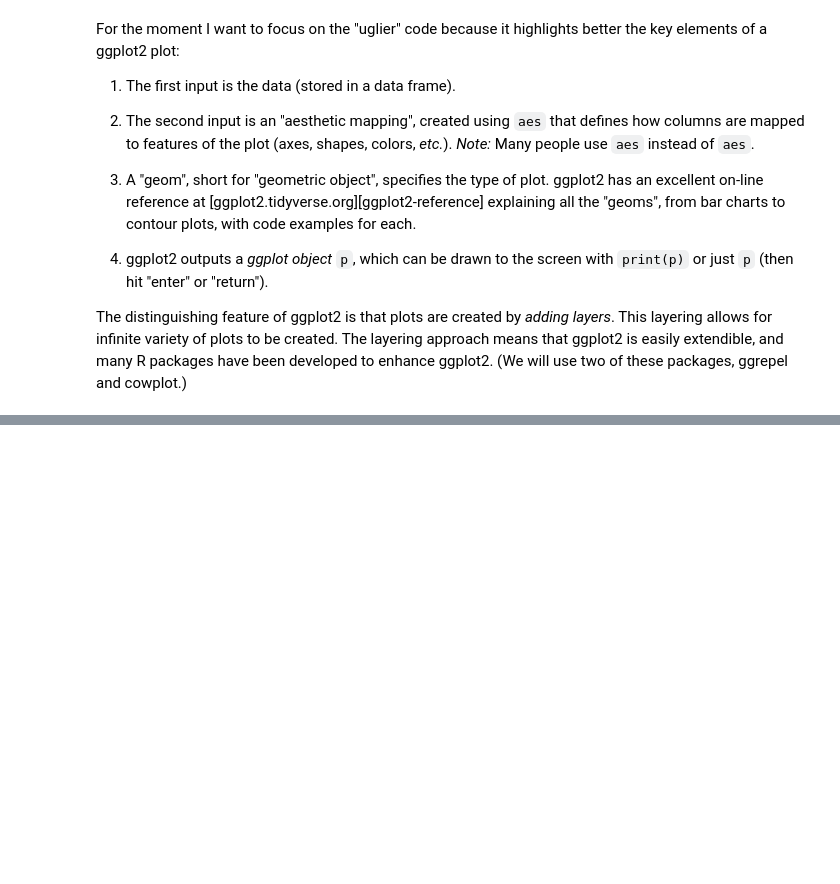
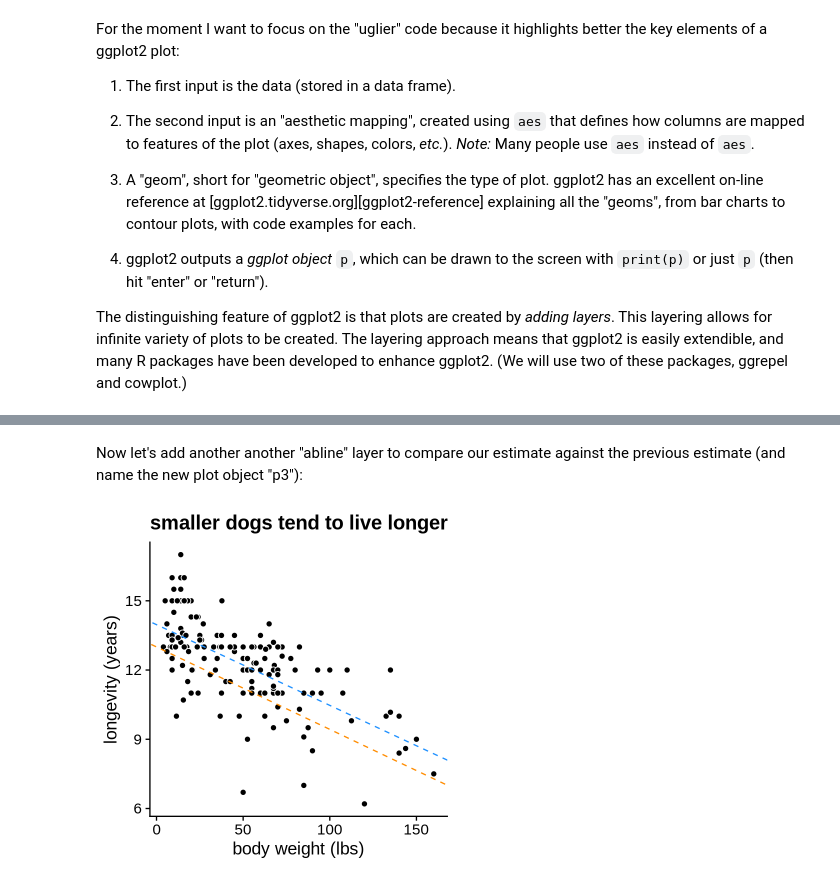
Before and after one commit to pcarbo/qBio9_stuff, a Jupyter notebook: dataviz_qbio9.ipynb, the cells around one changed output, grey strips where cells are left out. Cells and saved outputs as stored; diff of their text form; code cells hidden in the pictures; blank space fills up the shorter version.

```diff
--- a/dataviz_qbio9.ipynb
+++ b/dataviz_qbio9.ipynb
@@ -158,0 +276,10 @@ ggplot2. (We will use two of these packages, ggrepel and cowplot.)
+# %% [markdown]
+Now let's add another another "abline" layer to compare our estimate
+against the previous estimate (and name the new plot object "p3"):
+# %%
+p3 <- p2 +
+  geom_abline(color = "darkorange",linetype = "dashed",
+              intercept = 13,slope = -1/28)
+p3
+# %% [output]
+[figure, added]
```
Also changed, not shown: parts of 27 cells of this notebook.
